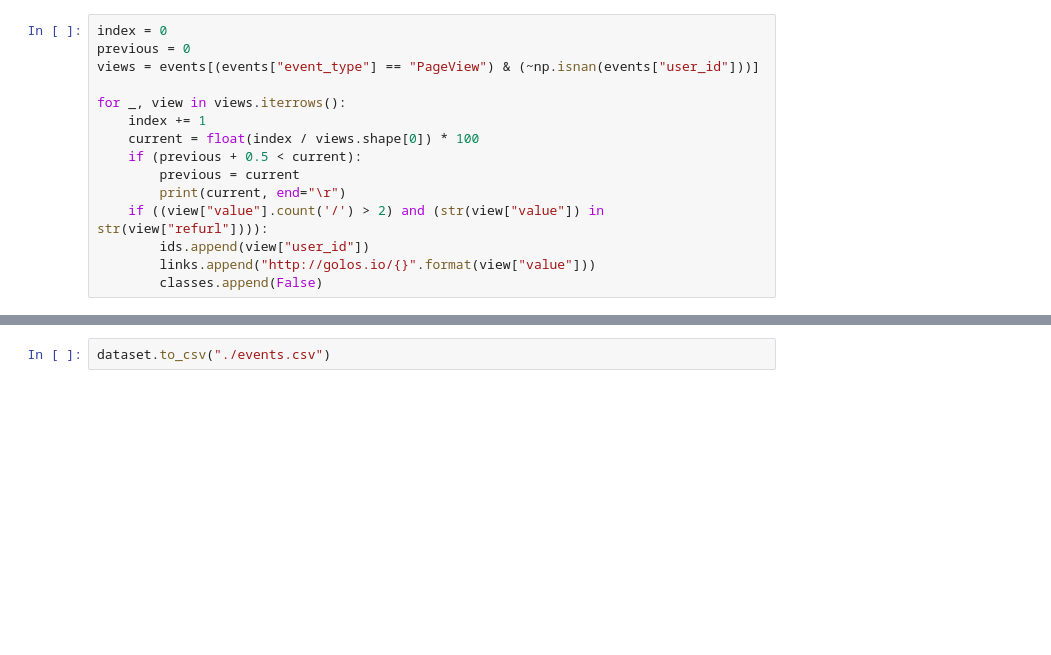
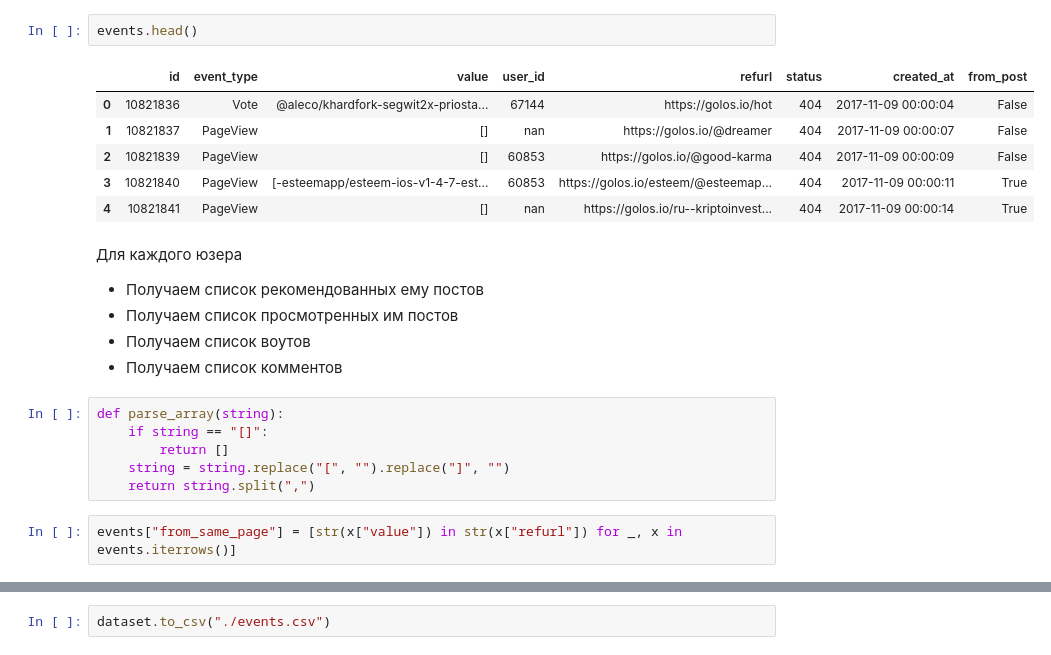
Before and after one commit to cyberFund/golosio_recommendation_model, a Jupyter notebook: dataset_implicit_als.ipynb, the cells around one changed output, grey strips where cells are left out. Cells and saved outputs as stored; diff of their text form; blank space fills up the shorter version.

```diff
--- a/dataset_implicit_als.ipynb
+++ b/dataset_implicit_als.ipynb
@@ -67,15 +40,23 @@ for _, vote in votes.iterrows():
-# %%
-index = 0
-previous = 0
-views = events[(events["event_type"] == "PageView") & (~np.isnan(events["user_id"]))]
-
-for _, view in views.iterrows():
-    index += 1
-    current = float(index / views.shape[0]) * 100
-    if (previous + 0.5 < current):
-        previous = current
-        print(current, end="\r")
-    if ((view["value"].count('/') > 2) and (str(view["value"]) in str(view["refurl"]))):
-        ids.append(view["user_id"])
-        links.append("http://golos.io/{}".format(view["value"]))
-        classes.append(False)
+# %%
+events.head()
+# %% [output]
+|  | id | event_type | value | user_id | refurl | status | created_at | from_post |
+| 0 | 10821836 | Vote | @aleco/khardfork-segwit2x-priosta... | 67144 | https://golos.io/hot | 404 | 2017-11-09 00:00:04 | False |
+| 1 | 10821837 | PageView | [] | nan | https://golos.io/@dreamer | 404 | 2017-11-09 00:00:07 | False |
+| 2 | 10821839 | PageView | [] | 60853 | https://golos.io/@good-karma | 404 | 2017-11-09 00:00:09 | False |
+| 3 | 10821840 | PageView | [-esteemapp/esteem-ios-v1-4-7-est... | 60853 | https://golos.io/esteem/@esteemap... | 404 | 2017-11-09 00:00:11 | True |
+| 4 | 10821841 | PageView | [] | nan | https://golos.io/ru--kriptoinvest... | 404 | 2017-11-09 00:00:14 | True |
+# %% [markdown]
+Для каждого юзера
+- Получаем список рекомендованных ему постов
+- Получаем список просмотренных им постов
+- Получаем список воутов
+- Получаем список комментов
+# %%
+def parse_array(string):
+    if string == "[]":
+        return []
+    string = string.replace("[", "").replace("]", "")
+    return string.split(",")
+# %%
+events["from_same_page"] = [str(x["value"]) in str(x["refurl"]) for _, x in events.iterrows()]
```
Also changed, not shown: parts of 34 cells of this notebook, 3 other files.
